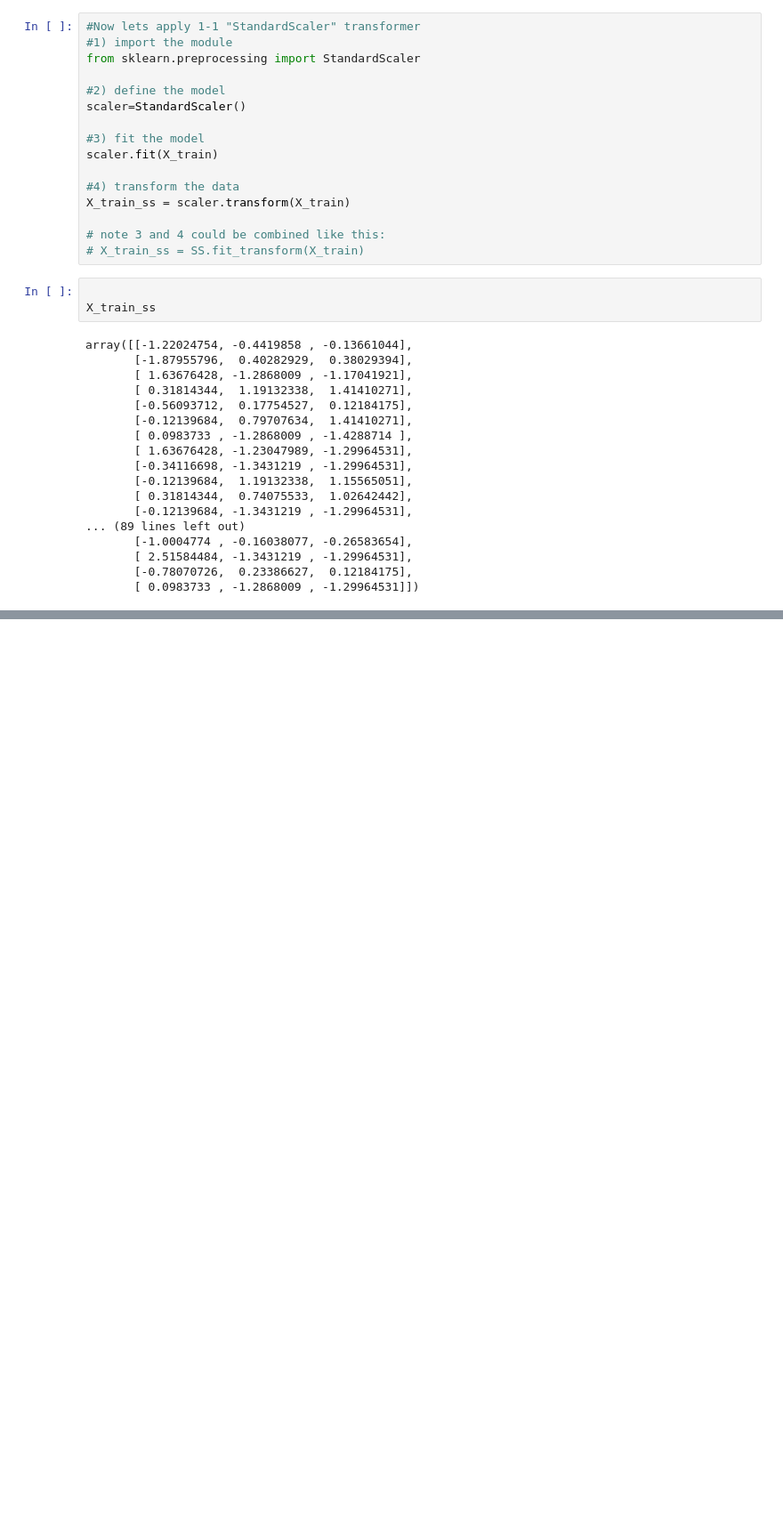
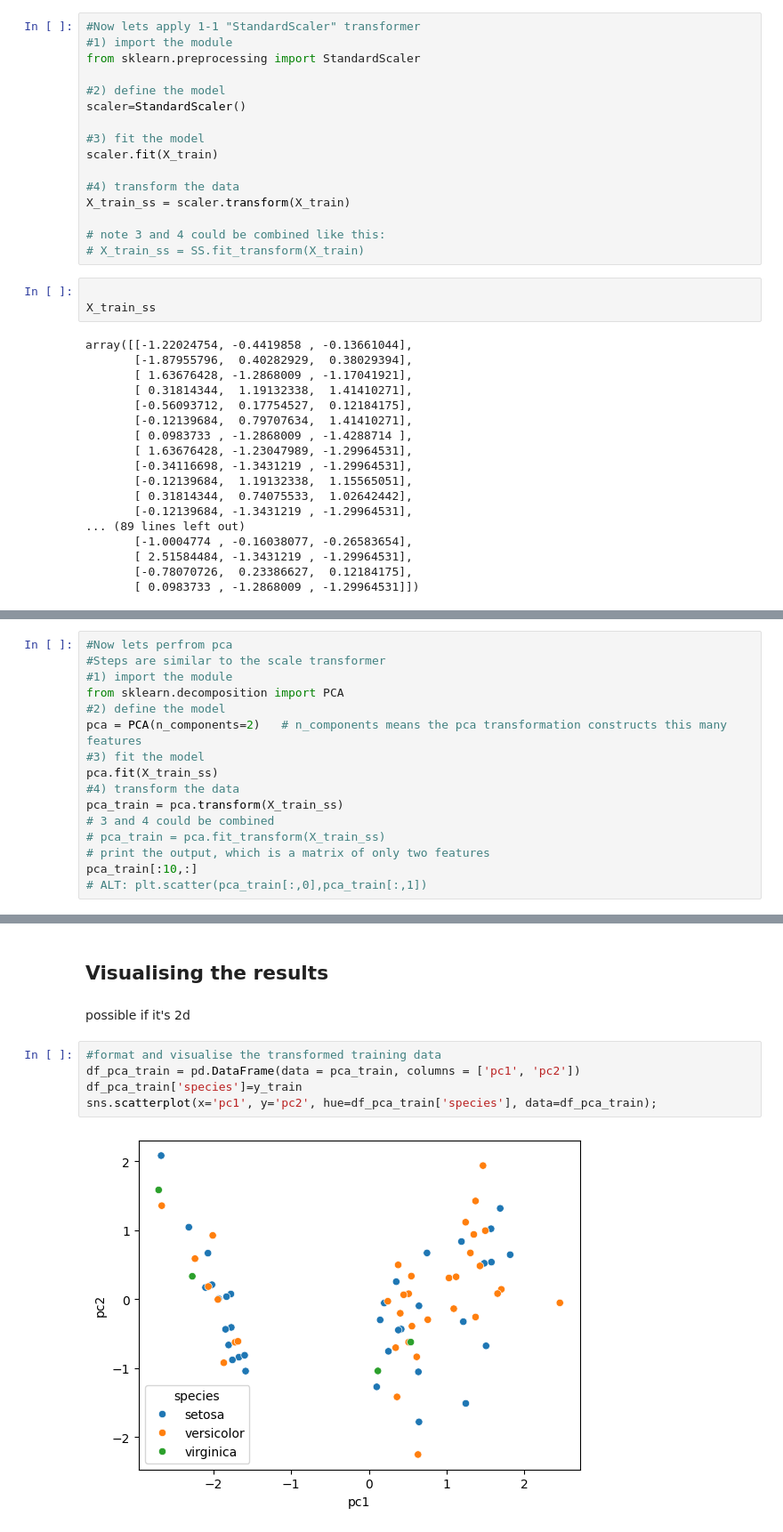
Before and after one commit to buianhtuyet05/ueh25-ktlt-eco, a Jupyter notebook: buoi6_250923/Untitled.ipynb, the cells around one changed output, grey strips where cells are left out. Shown at 89% size. Saved outputs shown, nothing was run; the diff lists cells and outputs as text; blank space fills up the shorter version.

```diff
--- a/buoi6_250923/Untitled.ipynb
+++ b/buoi6_250923/Untitled.ipynb
@@ -119,0 +122,16 @@ array([[-1.22024754, -0.4419858 , -0.13661044],
+# %%
+#Now lets perfrom pca
+#Steps are similar to the scale transformer
+#1) import the module
+from sklearn.decomposition import PCA
+#2) define the model
+pca = PCA(n_components=2)   # n_components means the pca transformation constructs this many features
+#3) fit the model
+pca.fit(X_train_ss)
+#4) transform the data
+pca_train = pca.transform(X_train_ss)
+# 3 and 4 could be combined
+# pca_train = pca.fit_transform(X_train_ss)
+# print the output, which is a matrix of only two features
+pca_train[:10,:]
+# ALT: plt.scatter(pca_train[:,0],pca_train[:,1])
@@ -119,0 +149,11 @@ array([[-1.22024754, -0.4419858 , -0.13661044],
+# %% [markdown]
+## Visualising the results
+# %% [markdown]
+possible if it's 2d
+# %%
+#format and visualise the transformed training data
+df_pca_train = pd.DataFrame(data = pca_train, columns = ['pc1', 'pc2'])
+df_pca_train['species']=y_train
+sns.scatterplot(x='pc1', y='pc2', hue=df_pca_train['species'], data=df_pca_train);
+# %% [output]
+[figure, added]
```
Also changed, not shown: parts of 6 cells of this notebook.
